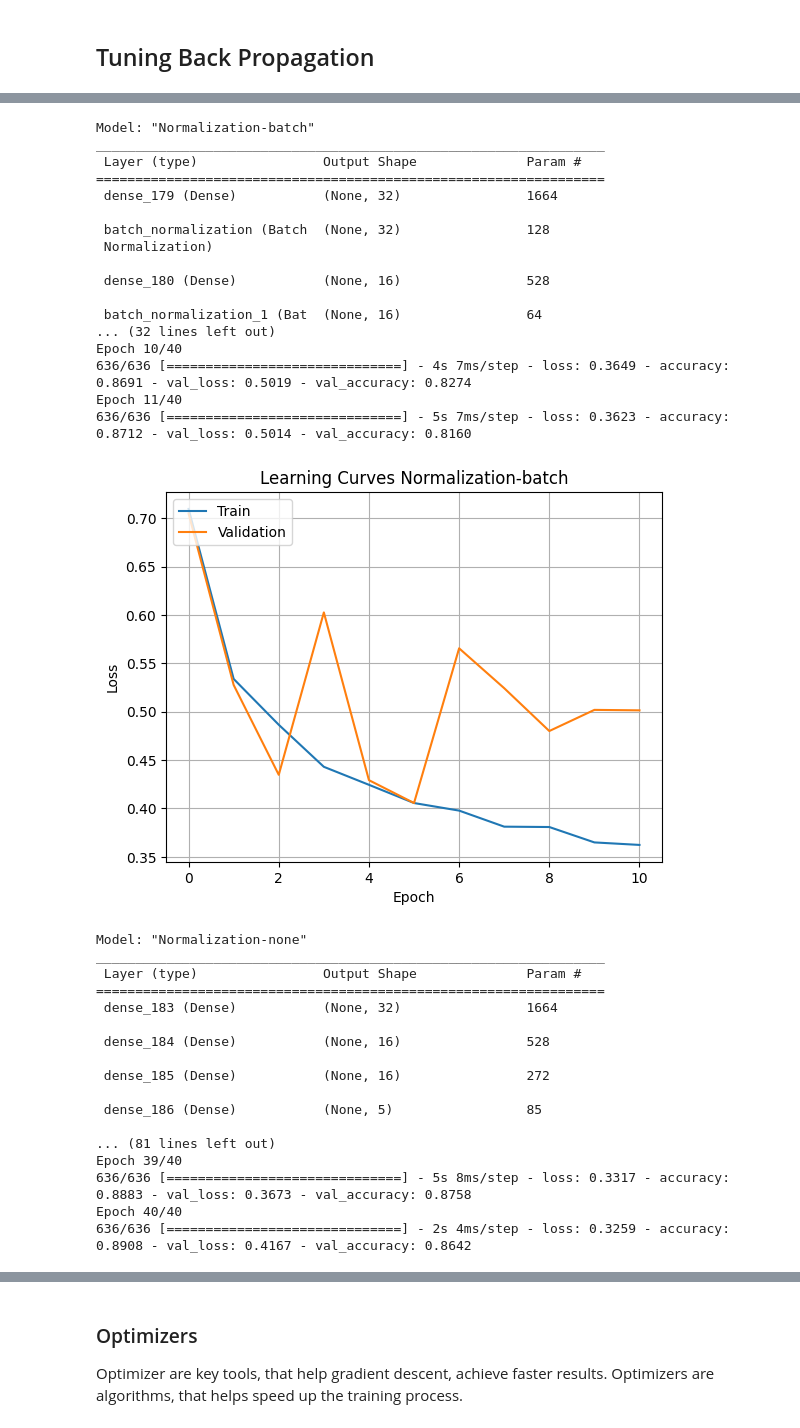
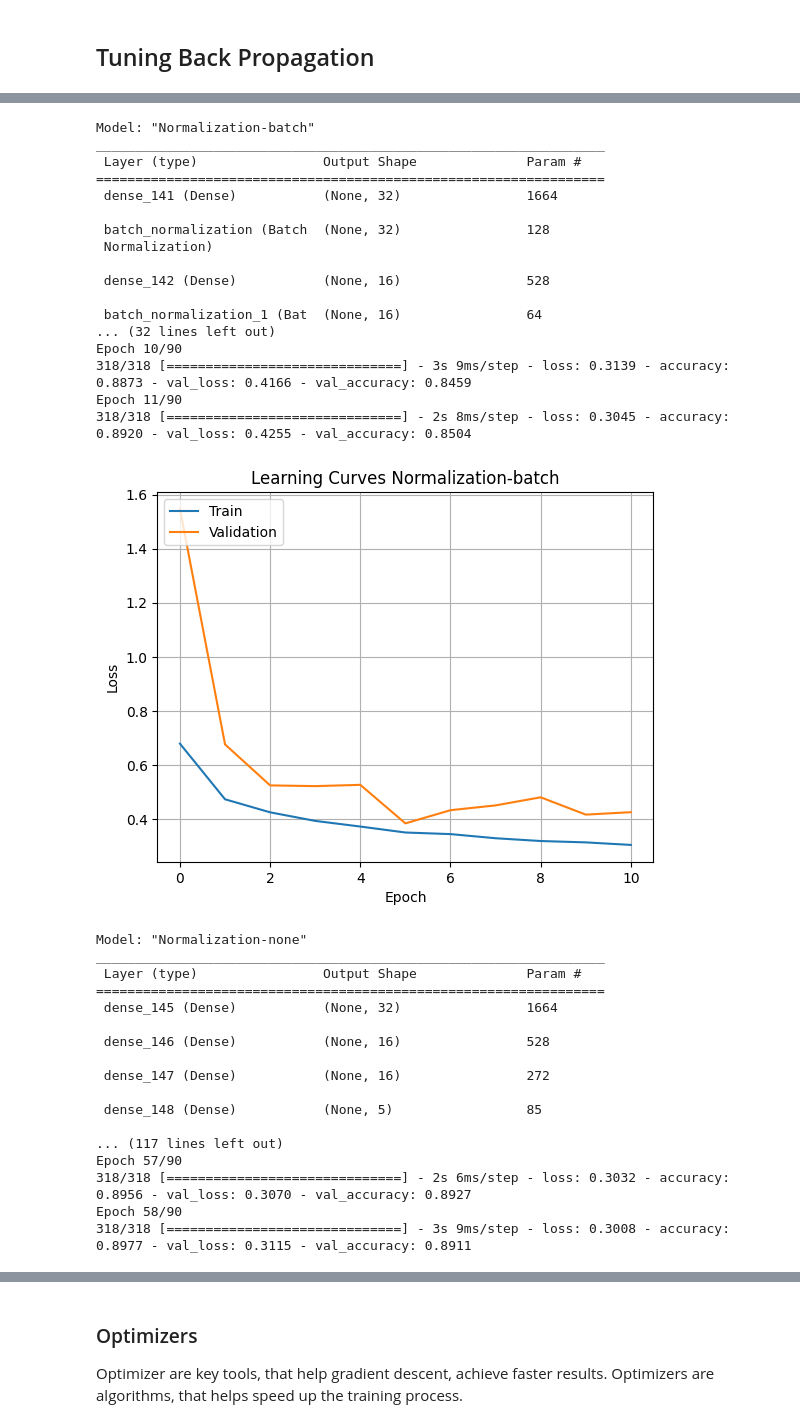
Before and after one commit to quickheaven/scs-3546-deep-learning, a Jupyter notebook: Multiclass_Clarissification_of_Malicious_URL.ipynb, the cells around one changed output, grey strips where cells are left out. Cells and saved outputs as stored; diff of their text form; code cells hidden in the pictures.

```diff
--- a/Multiclass_Clarissification_of_Malicious_URL.ipynb
+++ b/Multiclass_Clarissification_of_Malicious_URL.ipynb
@@ -307,8 +320,8 @@ A **value of two** has been sufficient for simple problems. It is recommended to
 # %%
 model_config = get_base_model_config()
 # Hyperparameters:
-model_config['batch_size'] = 32
-model_config['epochs'] = 40
+model_config['batch_size'] = 64
+model_config['epochs'] = 90
 
 accuracy_measures = {}
 
@@ -488,8 +497,8 @@ accuracy_measures = {}
 
 model_config = get_base_model_config()
 # Hyperparameters:
-model_config['batch_size'] = 32
-model_config['epochs'] = 40
+model_config['batch_size'] = 64
+model_config['epochs'] = 90
 
 # Exhaustive approach. Try all combinations of layers and the number of nodes;
 node_list_layer_1 = [16, 24, 32]
@@ -648,8 +657,8 @@ accuracy_measures = {}
 
 model_config = get_base_model_config()
 # Hyperparameters:
-model_config['batch_size'] = 32
-model_config['epochs'] = 40
+model_config['batch_size'] = 64
+model_config['epochs'] = 90
 # Number of layers: 3
 # Number of nodes per each layer: 32-16-16
 
@@ -749,8 +758,8 @@ accuracy_measures = {}
 
 model_config = get_base_model_config()
 # Hyperparameters:
-model_config['batch_size'] = 32
-model_config['epochs'] = 40
+model_config['batch_size'] = 64
+model_config['epochs'] = 90
 # Number of layers: 3
 # Number of nodes per each layer: 32-16-16
 model_config['hidden_activation'] = 'relu'
@@ -836,8 +845,8 @@ accuracy_measures = {}
 
 model_config = get_base_model_config()
 # Hyperparameters:
-model_config['batch_size'] = 32
-model_config['epochs'] = 40
+model_config['batch_size'] = 64
+model_config['epochs'] = 90
 # Number of layers: 3
 # Number of nodes per each layer: 32-16-16
 model_config['hidden_activation'] = 'relu'
@@ -859,54 +868,54 @@ for normalization in normalization_list:
       layers.Dense(32, kernel_initializer=model_config['weights_initializer'], activation=model_config['hidden_activation'], input_dim=model_config['input_dim']),
       layers.BatchNormalization(),
       layers.Dense(16, kernel_initializer=model_config['weights_initializer'], activation=model_config['hidden_activation']),
       layers.BatchNormalization(),
       layers.Dense(16, kernel_initializer=model_config['weights_initializer'], activation=model_config['hidden_activation']),
       layers.BatchNormalization(),
       layers.Dense(model_config['output_nodes'], activation=model_config['output_activation'])
     ];
 
 
   model_name = 'Normalization-' + normalization
   model_config['model_name'] = model_name
   model_config['custom_layers'].clear()
   model_config['custom_layers'].extend(custom_layers)
 
   history = create_and_run_model(model_config, X_train, y_train_dummy)
   plot_learning_curves(history, model_name)
   accuracy_measures[model_name] = history.history['accuracy']
 # %% [output]
 Model: "Normalization-batch"
 _________________________________________________________________
  Layer (type)                Output Shape              Param #
 =================================================================
- dense_179 (Dense)           (None, 32)                1664
+ dense_141 (Dense)           (None, 32)                1664
 
  batch_normalization (Batch  (None, 32)                128
  Normalization)
 
- dense_180 (Dense)           (None, 16)                528
+ dense_142 (Dense)           (None, 16)                528
 
  batch_normalization_1 (Bat  (None, 16)                64
 ... (32 lines left out)
-Epoch 10/40
-636/636 [==============================] - 4s 7ms/step - loss: 0.3649 - accuracy: 0.8691 - val_loss: 0.5019 - val_accuracy: 0.8274
-Epoch 11/40
-636/636 [==============================] - 5s 7ms/step - loss: 0.3623 - accuracy: 0.8712 - val_loss: 0.5014 - val_accuracy: 0.8160
+Epoch 10/90
+318/318 [==============================] - 3s 9ms/step - loss: 0.3139 - accuracy: 0.8873 - val_loss: 0.4166 - val_accuracy: 0.8459
+Epoch 11/90
+318/318 [==============================] - 2s 8ms/step - loss: 0.3045 - accuracy: 0.8920 - val_loss: 0.4255 - val_accuracy: 0.8504
-[figure, old version]
+[figure, new version]
 Model: "Normalization-none"
 _________________________________________________________________
  Layer (type)                Output Shape              Param #
 =================================================================
- dense_183 (Dense)           (None, 32)                1664
+ dense_145 (Dense)           (None, 32)                1664
 
- dense_184 (Dense)           (None, 16)                528
+ dense_146 (Dense)           (None, 16)                528
 
- dense_185 (Dense)           (None, 16)                272
+ dense_147 (Dense)           (None, 16)                272
 
- dense_186 (Dense)           (None, 5)                 85
+ dense_148 (Dense)           (None, 5)                 85
 
-... (81 lines left out)
-Epoch 39/40
-636/636 [==============================] - 5s 8ms/step - loss: 0.3317 - accuracy: 0.8883 - val_loss: 0.3673 - val_accuracy: 0.8758
-Epoch 40/40
-636/636 [==============================] - 2s 4ms/step - loss: 0.3259 - accuracy: 0.8908 - val_loss: 0.4167 - val_accuracy: 0.8642
+... (117 lines left out)
+Epoch 57/90
+318/318 [==============================] - 2s 6ms/step - loss: 0.3032 - accuracy: 0.8956 - val_loss: 0.3070 - val_accuracy: 0.8927
+Epoch 58/90
+318/318 [==============================] - 3s 9ms/step - loss: 0.3008 - accuracy: 0.8977 - val_loss: 0.3115 - val_accuracy: 0.8911
```
Also changed, not shown: parts of 54 cells of this notebook.
